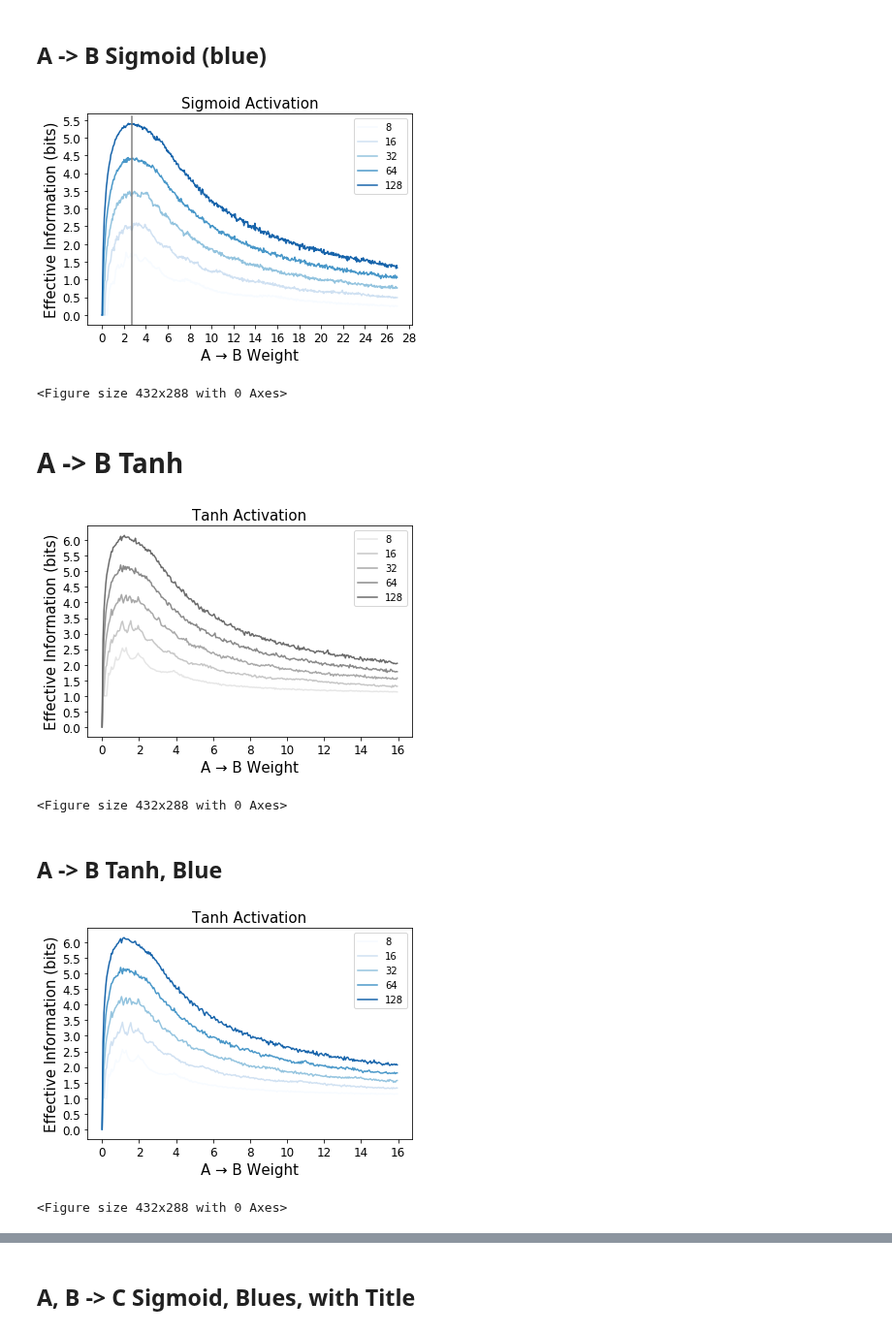
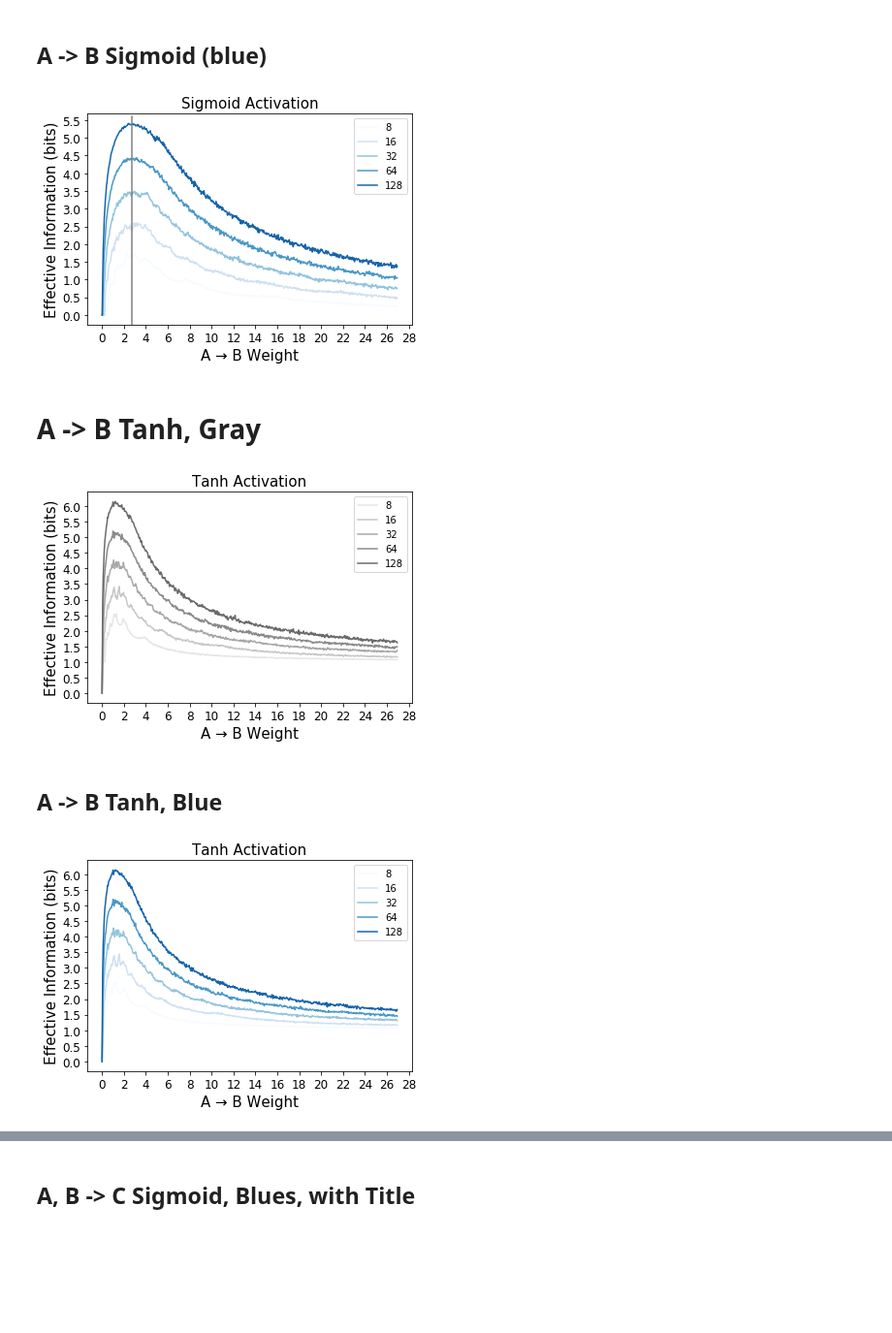
Before and after one commit to ejmichaud/ai-experiments, a Jupyter notebook: effective-information/dev/sigmoid-and-tanh-activations.ipynb, the cells around one changed output, grey strips where cells are left out. Shown at 97% size. Cells and saved outputs as stored; diff of their text form; code cells hidden in the pictures; blank space fills up the shorter version.

```diff
--- a/effective-information/dev/sigmoid-and-tanh-activations.ipynb
+++ b/effective-information/dev/sigmoid-and-tanh-activations.ipynb
@@ -40,19 +40,13 @@ def magmaMap(collection, item):
     colormap = matplotlib.cm.get_cmap("magma")
     return colormap(1.0 * pos / size)
 
-def coolMap(collection, item):
-    size = len(collection)
-    pos = collection.index(item)
-    colormap = matplotlib.cm.get_cmap("cool")
-    return colormap(1.0 * pos / size)
-
 def makeColor(collection, item, cmap = "rainbow"):
     size = len(collection)
     pos = collection.index(item)
     colormap = matplotlib.cm.get_cmap(cmap)
     return colormap((((0.6 / size * pos) + 0.3)))
 
-def customMap(collection, item):
+def blueMap(collection, item):
     size = len(collection)
     pos = collection.index(item)
     colormap = matplotlib.cm.get_cmap("Blues")
@@ -110,20 +110,20 @@ plt.savefig("figures/sigmoid-1d-grey", dpi=300)
 # %% [markdown]
 ## A -> B Sigmoid (blue)
 # %%
-singleton = nn.Linear(1, 1, bias=False)
-top = topology_of(singleton, torch.zeros((1, 1)))
+singleton = nn.Linear(1, 1, bias=False).to(device)
+top = topology_of(singleton, torch.zeros((1, 1)).to(device))
 
 fig, ax = plt.subplots(1,1)
 
 ws = np.arange(0, 27, 0.05)
 binSizes = [8, 16, 32, 64, 128]
 for binSize in binSizes:
-    color = customMap(binSizes, binSize)
+    color = blueMap(binSizes, binSize)
     eis = []
     for w in ws:
         singleton.weight.data[0][0] = w
-        eis.append(EI_of_layer(singleton, top, samples=5000, bins=binSize,
-                               in_range=(0, 1), out_range=(0, 1), activation=nn.Sigmoid()))
+        eis.append(EI_of_layer(singleton, top, samples=5000, batch_size=1000, bins=binSize,
+                               in_range=(0, 1), out_range=(0, 1), activation=nn.Sigmoid(), device=device))
 #     if binSize == 64: color = 'black'
     ax.plot(ws, eis, color=color, label=str(binSize))
 
@@ -152,28 +152,26 @@ ax.set_xlabel('A → B Weight', fontsize=15)
 ax.set_ylabel('Effective Information (bits)',fontsize=15)
 plt.legend()
 
-plt.show()
 plt.savefig("figures/sigmoid-1d-blue", dpi=300)
 # %% [output]
 [figure]
-<Figure size 432x288 with 0 Axes>
 # %% [markdown]
-# A -> B Tanh
+# A -> B Tanh, Gray
 # %%
-singleton = nn.Linear(1, 1, bias=False)
-top = topology_of(singleton, torch.zeros((1, 1)))
+singleton = nn.Linear(1, 1, bias=False).to(device)
+top = topology_of(singleton, torch.zeros((1, 1)).to(device))
 
 fig, ax = plt.subplots(1,1)
 
-ws = np.arange(0, 16, 0.05)
+ws = np.arange(0, 27, 0.05)
 binSizes = [8, 16, 32, 64, 128]
 for binSize in binSizes:
     color = greyscaleMap(binSizes, binSize)
     eis = []
     for w in ws:
         singleton.weight.data[0][0] = w
-        eis.append(EI_of_layer(singleton, top, samples=5000, bins=binSize,
-                               in_range=(-1, 1), out_range=(-1, 1), activation=nn.Tanh()))
+        eis.append(EI_of_layer(singleton, top, samples=5000, batch_size=1000, bins=binSize,
+                               in_range=(-1, 1), out_range=(-1, 1), activation=nn.Tanh(), device=device))
 #     if binSize == 64: color = 'black'
     ax.plot(ws, eis, color=color, label=str(binSize))
 
@@ -202,59 +200,55 @@ ax.set_xlabel('A → B Weight', fontsize=15)
 ax.set_ylabel('Effective Information (bits)',fontsize=15)
 plt.legend()
 
-plt.show()
-plt.savefig("figures/tanh-1d-grey", dpi=300)
+plt.savefig("figures/tanh-1d-gray", dpi=300)
 # %% [output]
-[figure, old version]
+[figure, new version]
-<Figure size 432x288 with 0 Axes>
 # %% [markdown]
 ## A -> B Tanh, Blue
 # %%
-singleton = nn.Linear(1, 1, bias=False)
-top = topology_of(singleton, torch.zeros((1, 1)))
+singleton = nn.Linear(1, 1, bias=False).to(device)
+top = topology_of(singleton, torch.zeros((1, 1)).to(device))
 
 fig, ax = plt.subplots(1,1)
 
-ws = np.arange(0, 16, 0.05)
+ws = np.arange(0, 27, 0.05)
 binSizes = [8, 16, 32, 64, 128]
 for binSize in binSizes:
-    color = customMap(binSizes, binSize)
+    color = blueMap(binSizes, binSize)
     eis = []
     for w in ws:
         singleton.weight.data[0][0] = w
-        eis.append(EI_of_layer(singleton, top, samples=5000, bins=binSize,
-                               in_range=(-1, 1), out_range=(-1, 1), activation=nn.Tanh()))
+        eis.append(EI_of_layer(singleton, top, samples=5000, batch_size=1000, bins=binSize,
+                               in_range=(-1, 1), out_range=(-1, 1), activation=nn.Tanh(), device=device))
 #     if binSize == 64: color = 'black'
     ax.plot(ws, eis, color=color, label=str(binSize))
 
 # TODO: add a legend with the greyscale values
 
 # Perhaps use tickmarks of e size?
 ax.yaxis.set_major_locator(matplotlib.ticker.MultipleLocator(0.5))
 ax.xaxis.set_major_locator(matplotlib.ticker.MultipleLocator(2.0))
 ax.tick_params(axis='both',which='major',labelsize=12)
 #ax.xaxis.set_major_locator(matplotlib.ticker.MultipleLocator(numpy.e))
 #ax.xaxis.set_ticklabels(['','0','e','2e','3e','4e','5e','6e','7e','8e','9e','10e'])
 
 plt.draw()
 limit = ax.get_ylim()
 plt.autoscale(False)
 # Plot the vertical line indicating e
 # plt.plot((np.e, np.e), (limit[0], 5.6), 'gray')
 
 # fitY = EIfit(plotValues)
 # plt.plot(plotValues, fitY)
 
 # The labels
 
 ax.set_title("Tanh Activation", fontsize=15)
 ax.set_xlabel('A → B Weight', fontsize=15)
 ax.set_ylabel('Effective Information (bits)',fontsize=15)
 plt.legend()
 
-plt.show()
 plt.savefig("figures/tanh-1d-blue", dpi=300)
 # %% [output]
-[figure, old version]
+[figure, new version]
-<Figure size 432x288 with 0 Axes>
 # %% [markdown]
```
Also changed, not shown: parts of 10 cells of this notebook, 9 other files.
